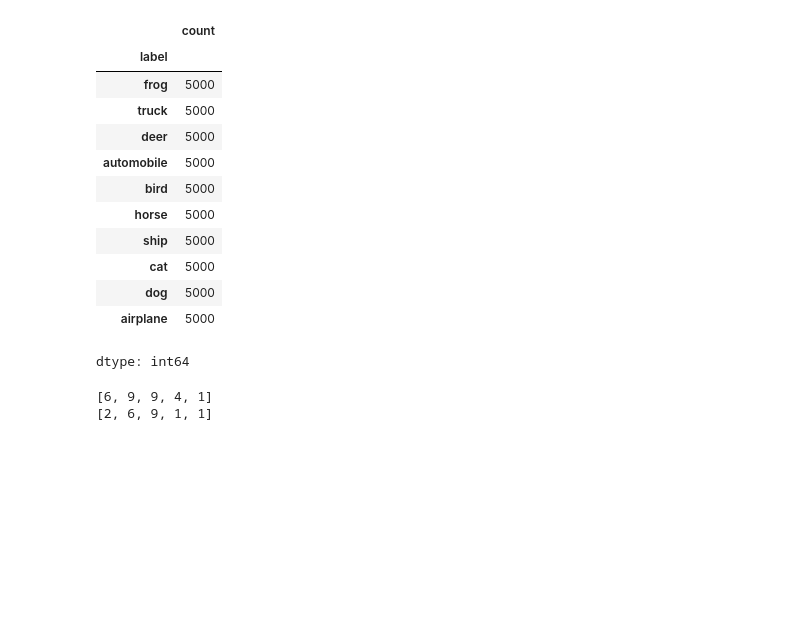
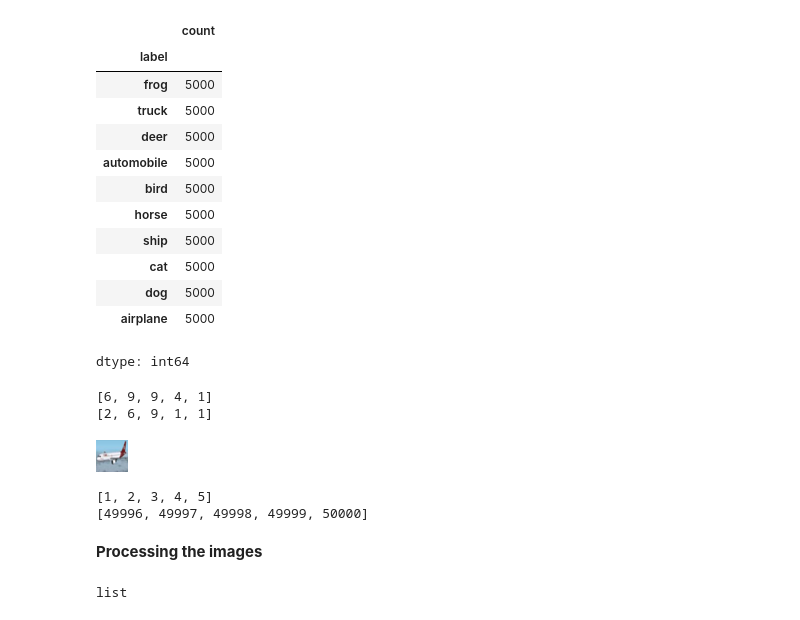
Before and after one commit to Kaarti22/object-recognition, a Jupyter notebook: object_recognition.ipynb, the cells around one changed output. Drawn from its saved outputs; the diff is of its cells as text; code cells hidden in the pictures; blank space fills up the shorter version.

Commit message:
processing the images

```diff
--- a/object_recognition.ipynb
+++ b/object_recognition.ipynb
@@ -186,3 +186,21 @@ print(labels[-5:])
 # %% [output]
 [6, 9, 9, 4, 1]
 [2, 6, 9, 1, 1]
+# %%
+import cv2
+from google.colab.patches import cv2_imshow
+
+img = cv2.imread("/content/train/25821.png")
+cv2_imshow(img)
+# %% [output]
+[figure, added]
+# %%
+id_list = list(labels_df["id"])
+
+print(id_list[0:5])
+print(id_list[-5:])
+# %% [output]
+[1, 2, 3, 4, 5]
+[49996, 49997, 49998, 49999, 50000]
+# %% [markdown]
+**Processing the images**
@@ -188,0 +216,4 @@ print(labels[-5:])
+# %%
+type(data)
+# %% [output]
+list
```
Also changed, not shown: parts of 6 cells of this notebook.
